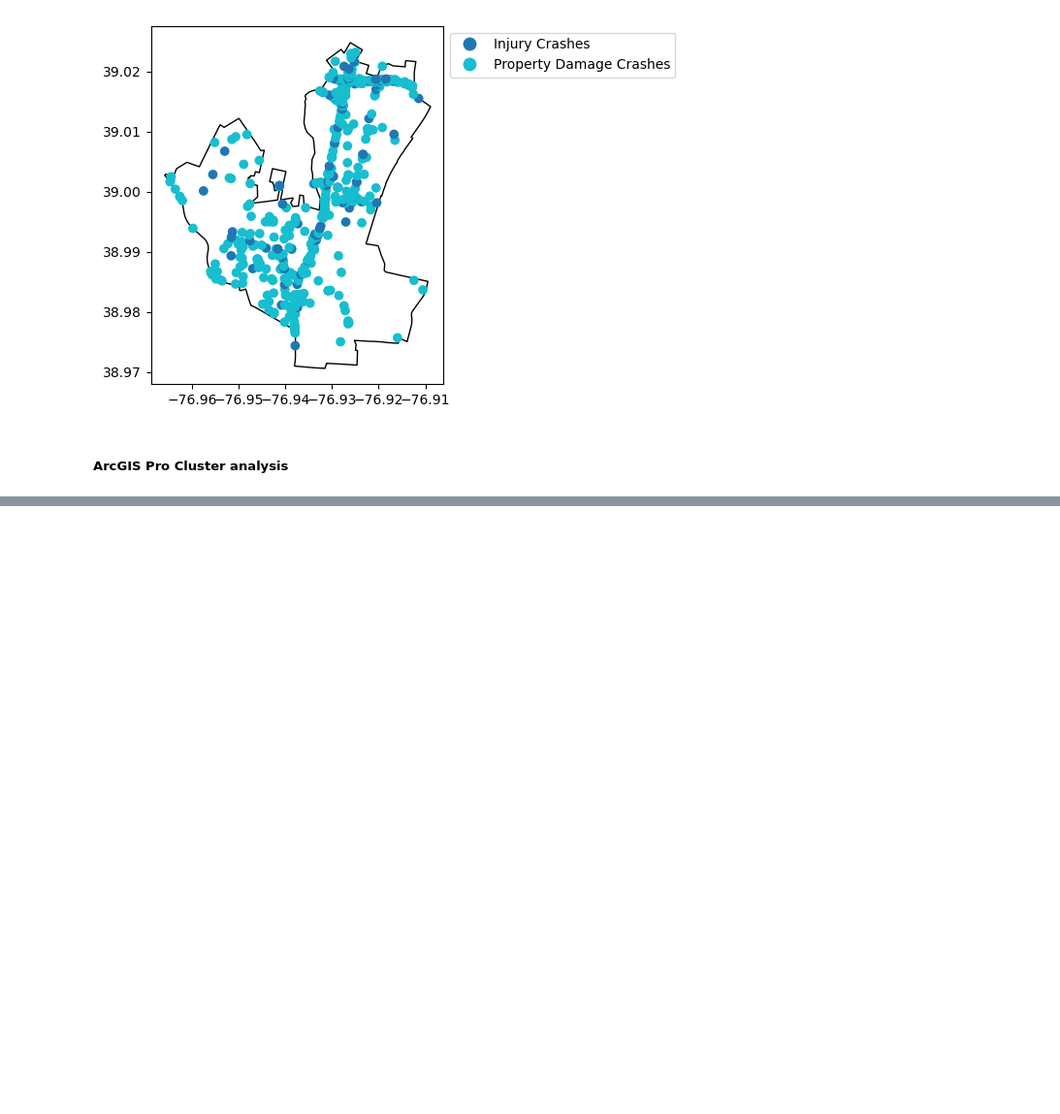
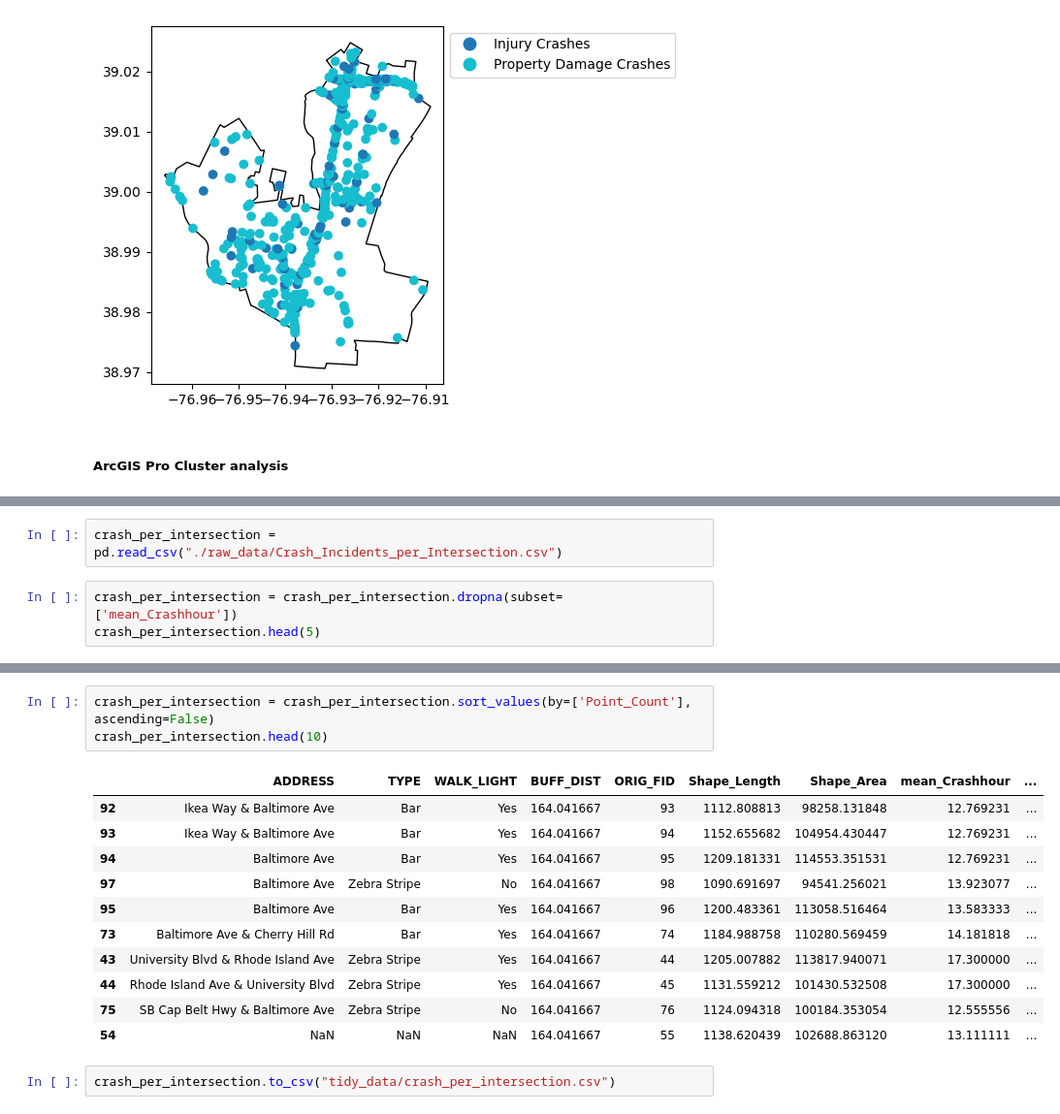
Before and after one commit to p-med/MD_crash_data, a Jupyter notebook: College Park Calendar Year 2024 Crash Data Analysis.ipynb, the cells around one changed output, grey strips where cells are left out. Shown: that part at 97% size. Saved outputs shown, nothing was run; the diff lists cells and outputs as text; blank space fills up the shorter version.

```diff
--- a/College Park Calendar Year 2024 Crash Data Analysis.ipynb
+++ b/College Park Calendar Year 2024 Crash Data Analysis.ipynb
@@ -198,0 +203,5 @@ Image(url="images/crash_severity_cluster_analisys.png", width=500)
+# %%
+crash_per_intersection = pd.read_csv("./raw_data/Crash_Incidents_per_Intersection.csv")
+# %%
+crash_per_intersection = crash_per_intersection.dropna(subset=['mean_Crashhour'])
+crash_per_intersection.head(5)
@@ -198,0 +215,17 @@ Image(url="images/crash_severity_cluster_analisys.png", width=500)
+# %%
+crash_per_intersection = crash_per_intersection.sort_values(by=['Point_Count'], ascending=False)
+crash_per_intersection.head(10)
+# %% [output]
+|  | ADDRESS | TYPE | WALK_LIGHT | BUFF_DIST | ORIG_FID | Shape_Length | Shape_Area | mean_Crashhour | ... |
+| 92 | Ikea Way & Baltimore Ave | Bar | Yes | 164.041667 | 93 | 1112.808813 | 98258.131848 | 12.769231 | ... |
+| 93 | Ikea Way & Baltimore Ave | Bar | Yes | 164.041667 | 94 | 1152.655682 | 104954.430447 | 12.769231 | ... |
+| 94 | Baltimore Ave | Bar | Yes | 164.041667 | 95 | 1209.181331 | 114553.351531 | 12.769231 | ... |
+| 97 | Baltimore Ave | Zebra Stripe | No | 164.041667 | 98 | 1090.691697 | 94541.256021 | 13.923077 | ... |
+| 95 | Baltimore Ave | Bar | Yes | 164.041667 | 96 | 1200.483361 | 113058.516464 | 13.583333 | ... |
+| 73 | Baltimore Ave & Cherry Hill Rd | Bar | Yes | 164.041667 | 74 | 1184.988758 | 110280.569459 | 14.181818 | ... |
+| 43 | University Blvd & Rhode Island Ave | Zebra Stripe | Yes | 164.041667 | 44 | 1205.007882 | 113817.940071 | 17.300000 | ... |
+| 44 | Rhode Island Ave & University Blvd | Zebra Stripe | Yes | 164.041667 | 45 | 1131.559212 | 101430.532508 | 17.300000 | ... |
+| 75 | SB Cap Belt Hwy & Baltimore Ave | Zebra Stripe | No | 164.041667 | 76 | 1124.094318 | 100184.353054 | 12.555556 | ... |
+| 54 | NaN | NaN | NaN | 164.041667 | 55 | 1138.620439 | 102688.863120 | 13.111111 | ... |
+# %%
+crash_per_intersection.to_csv("tidy_data/crash_per_intersection.csv")
```
Also changed, not shown: parts of 4 cells of this notebook, 14 other files.
